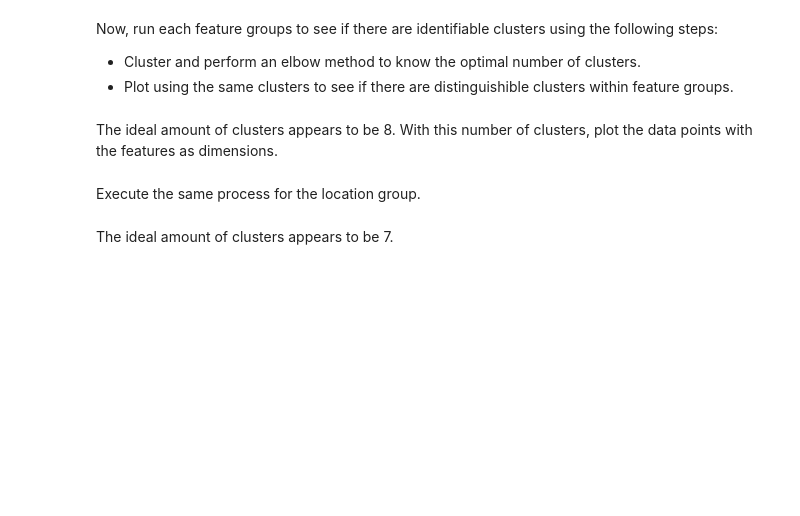
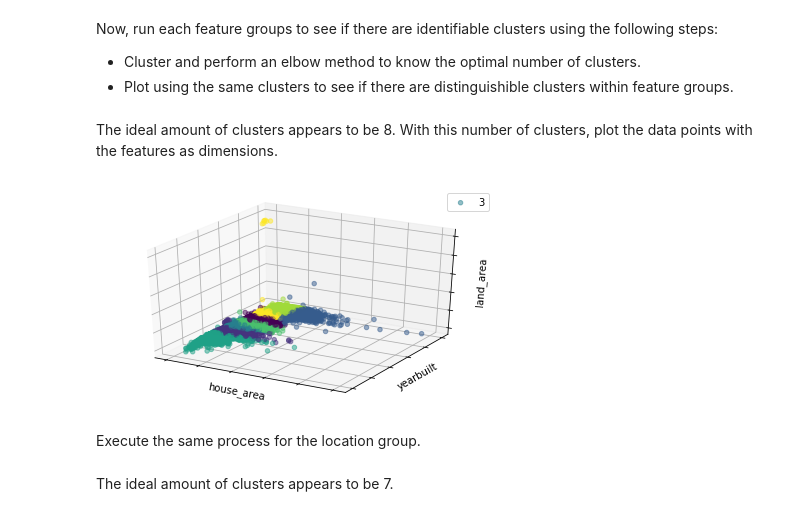
Before and after one commit to RainierCluster/zillow-cluster, a Jupyter notebook: reduce_zillow_logerror.ipynb, the cells around one changed output. Cells and saved outputs as stored; diff of their text form; code cells hidden in the pictures; blank space fills up the shorter version.

```diff
--- a/reduce_zillow_logerror.ipynb
+++ b/reduce_zillow_logerror.ipynb
@@ -560,7 +486,9 @@ Now, run each feature groups to see if there are identifiable clusters using the
 # %% [markdown]
 The ideal amount of clusters appears to be 8. With this number of clusters, plot the data points with the features as dimensions.
 # %%
-# explore.k_cluster_3d(train_home,"house_area","yearbuilt","land_area", 8)
+explore.k_cluster_3d(train_home,"house_area","yearbuilt","land_area", 8)
+# %% [output]
+[figure, added]
 # %% [markdown]
 Execute the same process for the location group.
 # %%
```
Also changed, not shown: parts of 19 cells of this notebook, 1 other file.
